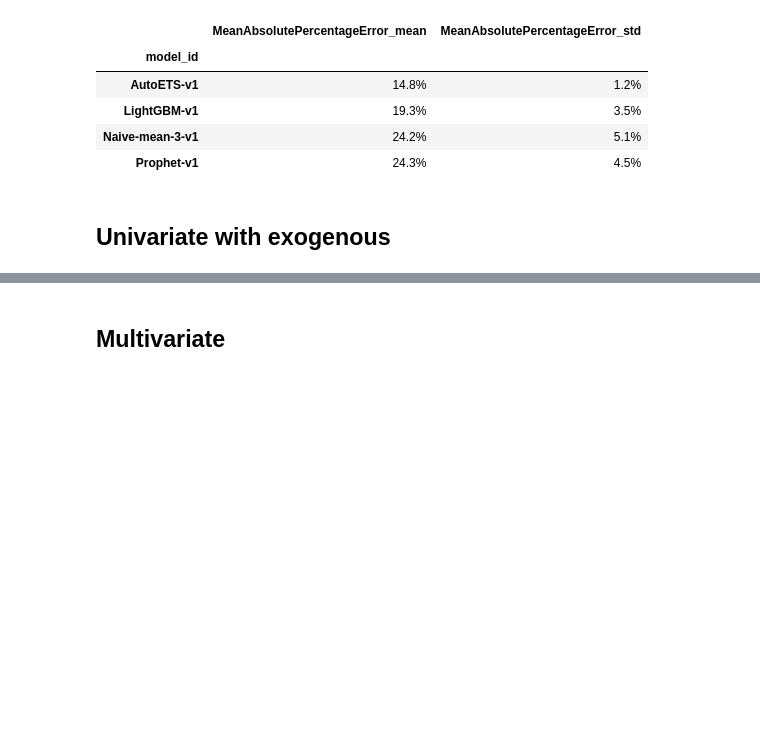
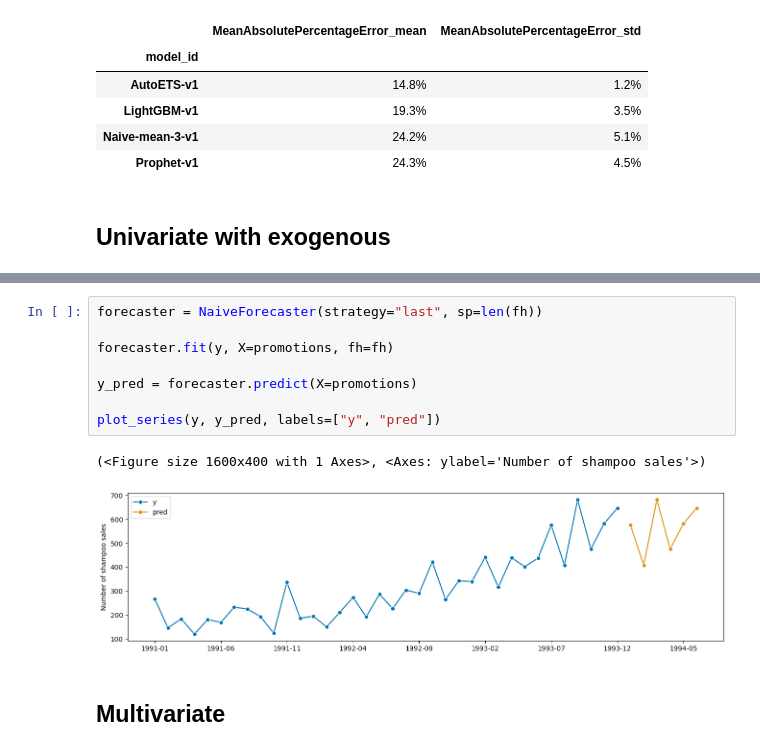
Before and after one commit to sktime/sktime-tutorial-ODSC-Europe-2023, a Jupyter notebook: notebooks/02_forecasting.ipynb, the cells around one changed output, grey strips where cells are left out. Cells and saved outputs as stored; diff of their text form; blank space fills up the shorter version.

```diff
--- a/notebooks/02_forecasting.ipynb
+++ b/notebooks/02_forecasting.ipynb
@@ -265,2 +275,13 @@ results_df.set_index("model_id").iloc[:, -2:].style.format("{:.1%}")
+# %%
+forecaster = NaiveForecaster(strategy="last", sp=len(fh))
+
+forecaster.fit(y, X=promotions, fh=fh)
+
+y_pred = forecaster.predict(X=promotions)
+
+plot_series(y, y_pred, labels=["y", "pred"])
+# %% [output]
+(<Figure size 1600x400 with 1 Axes>, <Axes: ylabel='Number of shampoo sales'>)
+[figure, added]
 # %% [markdown]
 ## Multivariate
```
Also changed, not shown: parts of 8 cells of this notebook.
